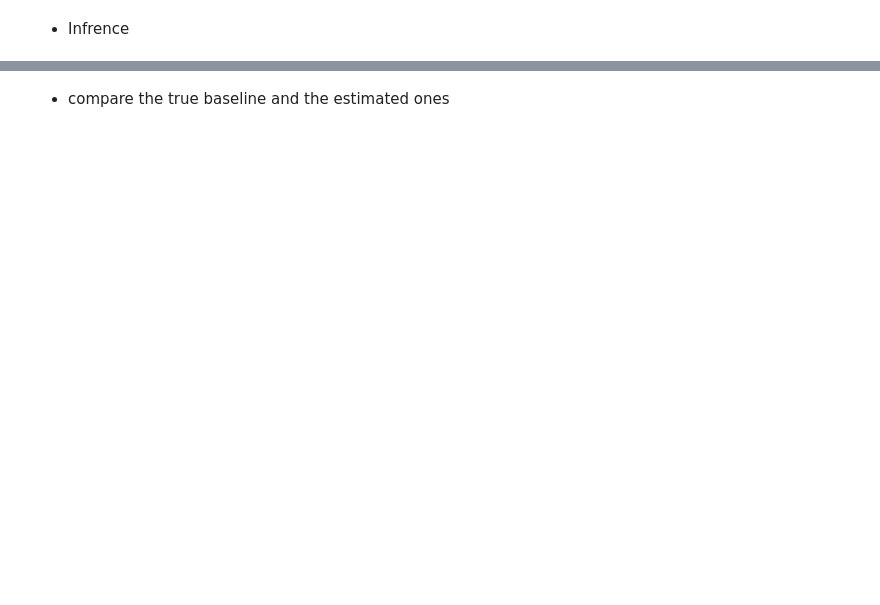
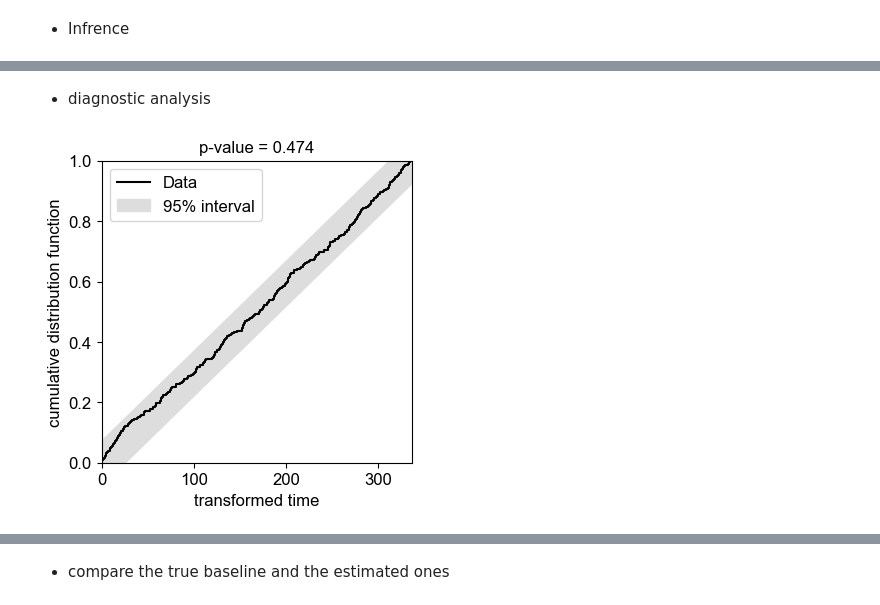
Before and after one commit to carlottadepasquale/Hawkes, a Jupyter notebook: tutorial.ipynb, the cells around one changed output, grey strips where cells are left out. Drawn from its saved outputs; the diff is of its cells as text; code cells hidden in the pictures; blank space fills up the shorter version.

```diff
--- a/tutorial.ipynb
+++ b/tutorial.ipynb
@@ -362,0 +373,6 @@ AIC: 472.84013501818436
+# %% [markdown]
+- diagnostic analysis
+# %%
+model.plot_KS()
+# %% [output]
+[figure, added]
```
Also changed, not shown: parts of 17 cells of this notebook, 2 other files.
